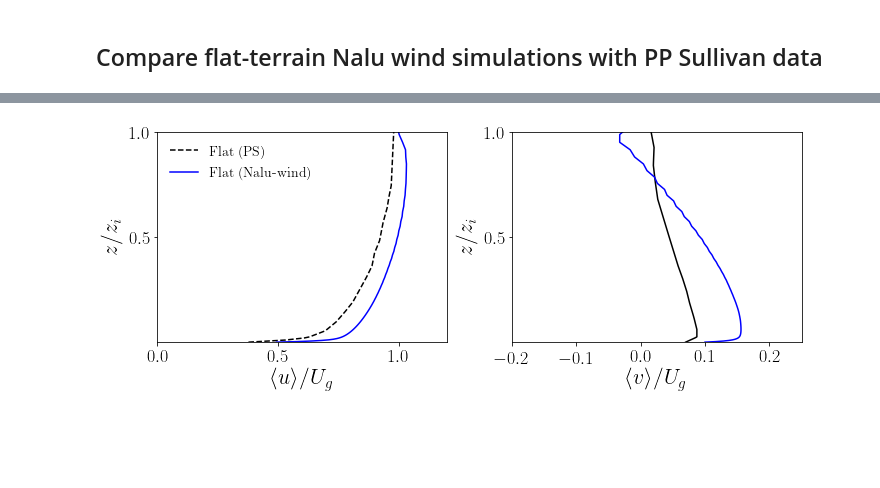
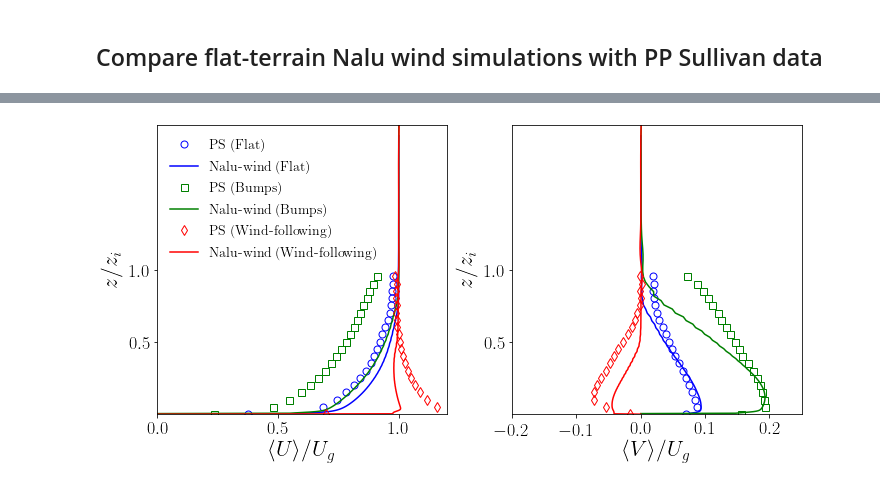
Before and after one commit to Exawind/wall_stress_model, a Jupyter notebook: moving_waves/compareRuns_Sullivan2008.ipynb, the cells around one changed output, grey strips where cells are left out. Cells and saved outputs as stored; diff of their text form; code cells hidden in the pictures; blank space fills up the shorter version.

Commit message:
adding nalu_data for bumps and wind-following

```diff
--- a/moving_waves/compareRuns_Sullivan2008.ipynb
+++ b/moving_waves/compareRuns_Sullivan2008.ipynb
@@ -115,49 +269,100 @@ ax3.set_ylim(0.005,1.1)
 # %%
-Ug=5
+Ug=5.
 Vg=0.
 zi=400.
 
-nalu_path='nalu_data/'
-
-class profile_nalu:
+class profile_naluwind:
     def __init__(self,Filename):
-        DATA=np.genfromtxt(Filename,delimiter=' ',skip_header=1)
+        DATA=np.genfromtxt(Filename,delimiter=',',skip_header=1)
         self.z=DATA[:,0]
         self.U=DATA[:,1]
         self.V=DATA[:,2]
         self.W=DATA[:,3]
-        self.u2=DATA[:,4]
-        self.uv=DATA[:,5]
-        self.uw=DATA[:,6]
-        self.v2=DATA[:,7]
-        self.vw=DATA[:,8]
-        self.w2=DATA[:,9]
+        self.T=DATA[:,4]
+        self.u2=DATA[:,5]
+        self.uv=DATA[:,6]
+        self.uw=DATA[:,7]
+        self.v2=DATA[:,8]
+        self.vw=DATA[:,9]
+        self.w2=DATA[:,10]
 
-
-NoWaves_nalu=profile_nalu(nalu_path+'profile.dat')
+flat=profile_naluwind('flat_terrain_transients/profile_velocity_200_800.dat')
+bump=profile_naluwind('nalu_data/profile_bump.dat')
+wind_following=profile_naluwind('nalu_data/profile_wind_following.dat')
 
 markS=7
-Every=7
-plt.figure(1,figsize=(10,4))
+Every=10
+plt.figure(31,figsize=(10,5))
 ax1=plt.subplot(121)
-ax1.plot(NoWaves.U,NoWaves.z,'--k',markerfacecolor='none',markersize=markS,markevery=Every,label='Flat (PS)')
-ax1.plot(NoWaves_nalu.U/Ug,NoWaves_nalu.z/zi,'-b',markerfacecolor='none',markersize=markS,markevery=Every,label='Flat (Nalu-wind)')
+ax1.plot(NoWaves.U,NoWaves.z,'ob',markerfacecolor='none',markersize=markS,markevery=Every,label='PS (Flat)')
+ax1.plot(flat.U/Ug,flat.z/zi,'-b',markerfacecolor='none',markersize=markS,markevery=Every,label='Nalu-wind (Flat)')
+ax1.plot(Bumps.U,Bumps.z,'sg',markerfacecolor='none',markersize=markS,markevery=Every,label='PS (Bumps)')
+ax1.plot(bump.U/Ug,bump.z/zi,'-g',markerfacecolor='none',markersize=markS,markevery=Every,label='Nalu-wind (Bumps)')
+ax1.plot(WindFollowing.U,WindFollowing.z,'dr',markerfacecolor='none',markersize=markS,markevery=Every,label='PS (Wind-following)')
+ax1.plot(wind_following.U/Ug,wind_following.z/zi,'-r',markerfacecolor='none',markersize=markS,markevery=Every,label='Nalu-wind (Wind-following)')
 ax1.set_ylabel(r'$z/z_i$',fontsize=22)
-ax1.set_xlabel(r'$\langle u \rangle/U_g$',fontsize=22)
+ax1.set_xlabel(r'$\langle U \rangle/U_g$',fontsize=22)
 ax1.set_xticks([0,.5,1.0])
 ax1.set_yticks([0.5,1])
 ax1.tick_params(labelsize=18)
 ax1.set_xlim(0.,1.2)
-ax1.set_ylim(0,1)
+ax1.set_ylim(0,2)
 ax1.legend(fontsize=14,frameon=False)
 ax2=plt.subplot(122)
-ax2.plot(NoWaves.V,NoWaves.z,'-k',markerfacecolor='none',markersize=markS,markevery=Every,label='Flat (PS)')
-ax2.plot(NoWaves_nalu.V/Ug,NoWaves_nalu.z/zi,'-b',markerfacecolor='none',markersize=markS,markevery=Every,label='Flat (Nalu-wind)')
+ax2.plot(NoWaves.V,NoWaves.z,'ob',markerfacecolor='none',markersize=markS,markevery=Every,label='Flat (PS)')
+ax2.plot(flat.V/Ug,flat.z/zi,'-b',markerfacecolor='none',markersize=markS,markevery=Every,label='Flat flat')
+ax2.plot(Bumps.V,Bumps.z,'sg',markerfacecolor='none',markersize=markS,markevery=Every,label='PS')
+ax2.plot(bump.V/Ug,bump.z/zi,'-g',markerfacecolor='none',markersize=markS,markevery=Every,label='Flat bump')
+ax2.plot(WindFollowing.V,WindFollowing.z,'dr',markerfacecolor='none',markersize=markS,markevery=Every,label='PS')
+ax2.plot(wind_following.V/Ug,wind_following.z/zi,'-r',markerfacecolor='none',markersize=markS,markevery=Every,label='wind-following')
 ax2.set_ylabel(r'$z/z_i$',fontsize=22)
-ax2.set_xlabel(r'$\langle v \rangle/U_g$',fontsize=22)
+ax2.set_xlabel(r'$\langle V \rangle/U_g$',fontsize=22)
 ax2.set_xticks([-0.2,-0.1,0.,0.1,0.2])
 ax2.set_yticks([0.5,1])
 ax2.tick_params(labelsize=18)
 ax2.set_xlim(-0.2,0.25)
-ax2.set_ylim(0,1)
+ax2.set_ylim(0,2)
+plt.savefig("PS2008_comparison_means.png",format='png')
+
+
+Every=1
+plt.figure(32,figsize=(15,5))
+ax1=plt.subplot(131)
+ax1.semilogy(NoWaves.u2,NoWaves.z,'ob',markerfacecolor='none',markersize=markS,markevery=Every,label='PS (Flat)')
+ax1.semilogy(flat.u2/Ug**2.,flat.z/zi,'-b',markerfacecolor='none',markersize=markS,markevery=Every,label='Nalu-wind (Flat)')
+ax1.semilogy(Bumps.u2,Bumps.z,'sg',markerfacecolor='none',markersize=markS,markevery=Every,label='PS (Bumps)')
+ax1.semilogy(bump.u2/Ug**2.,bump.z/zi,'-g',markerfacecolor='none',markersize=markS,markevery=Every,label='Nalu-wind (Bumps)')
+ax1.semilogy(WindFollowing.u2,WindFollowing.z,'dr',markerfacecolor='none',markersize=markS,markevery=Every,label='PS (Wind-following)')
+ax1.semilogy(wind_following.u2/Ug**2.,wind_following.z/zi,'-r',markerfacecolor='none',markersize=markS,markevery=Every,label='Nalu-wind (Wind-following)')
+ax1.set_ylabel(r'$z/z_i$',fontsize=22)
+ax1.set_xlabel(r'$\langle u^2 \rangle/U_g^2$',fontsize=22)
+ax1.set_yticks([0.5,1])
+ax1.tick_params(labelsize=18)
+ax1.set_ylim(0.003,1)
+ax1.legend(fontsize=11,frameon=False)
+ax2=plt.subplot(132)
+ax2.semilogy(NoWaves.v2,NoWaves.z,'ob',markerfacecolor='none',markersize=markS,markevery=Every,label='PS (Flat)')
+ax2.semilogy(flat.v2/Ug**2.,flat.z/zi,'-b',markerfacecolor='none',markersize=markS,markevery=Every,label='Nalu-wind (Flat)')
+ax2.semilogy(Bumps.v2,Bumps.z,'sg',markerfacecolor='none',markersize=markS,markevery=Every,label='PS (Bumps)')
+ax2.semilogy(bump.v2/Ug**2.,bump.z/zi,'-g',markerfacecolor='none',markersize=markS,markevery=Every,label='Nalu-wind (Bumps)')
+ax2.semilogy(WindFollowing.v2,WindFollowing.z,'dr',markerfacecolor='none',markersize=markS,markevery=Every,label='PS (Wind-following)')
+ax2.semilogy(wind_following.v2/Ug**2.,wind_following.z/zi,'-r',markerfacecolor='none',markersize=markS,markevery=Every,label='Nalu-wind (Wind-following)')
+ax2.set_ylabel(r'$z/z_i$',fontsize=22)
+ax2.set_xlabel(r'$\langle v^2 \rangle/U_g^2$',fontsize=22)
+ax2.set_yticks([0.5,1])
+ax2.tick_params(labelsize=18)
+ax2.set_ylim(0.003,1)
+ax3=plt.subplot(133)
+ax3.semilogy(NoWaves.w2,NoWaves.z,'ob',markerfacecolor='none',markersize=markS,markevery=Every,label='PS (Flat)')
+ax3.semilogy(flat.w2/Ug**2.,flat.z/zi,'-b',markerfacecolor='none',markersize=markS,markevery=Every,label='Nalu-wind (Flat)')
+ax3.semilogy(Bumps.w2,Bumps.z,'sg',markerfacecolor='none',markersize=markS,markevery=Every,label='PS (Bumps)')
+ax3.semilogy(bump.w2/Ug**2.,bump.z/zi,'-g',markerfacecolor='none',markersize=markS,markevery=Every,label='Nalu-wind (Bumps)')
+ax3.semilogy(WindFollowing.w2,WindFollowing.z,'dr',markerfacecolor='none',markersize=markS,markevery=Every,label='PS (Wind-following)')
+ax3.semilogy(wind_following.w2/Ug**2.,wind_following.z/zi,'-r',markerfacecolor='none',markersize=markS,markevery=Every,label='Nalu-wind (Wind-following)')
+ax3.set_ylabel(r'$z/z_i$',fontsize=22)
+ax3.set_xlabel(r'$\langle w^2 \rangle/U_g^2$',fontsize=22)
+ax3.set_yticks([0.5,1])
+ax3.tick_params(labelsize=18)
+ax3.set_ylim(0.003,1)
+plt.savefig("PS2008_flat_variances.png",format='png')
 # %% [output]
@@ -165 +369 @@ ax2.set_ylim(0,1)
-[figure, old version]
+[figure, new version]
```
Also changed, not shown: parts of 6 cells of this notebook, 8 other files.
